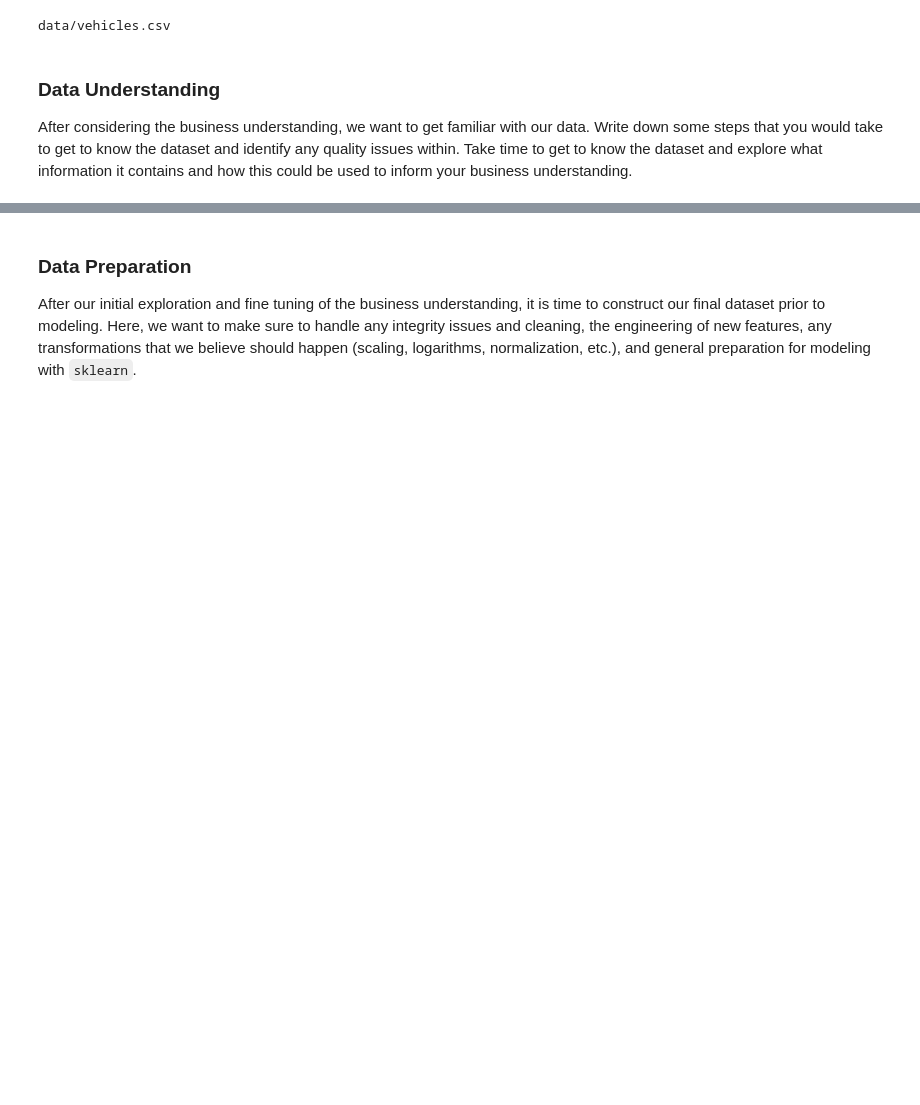
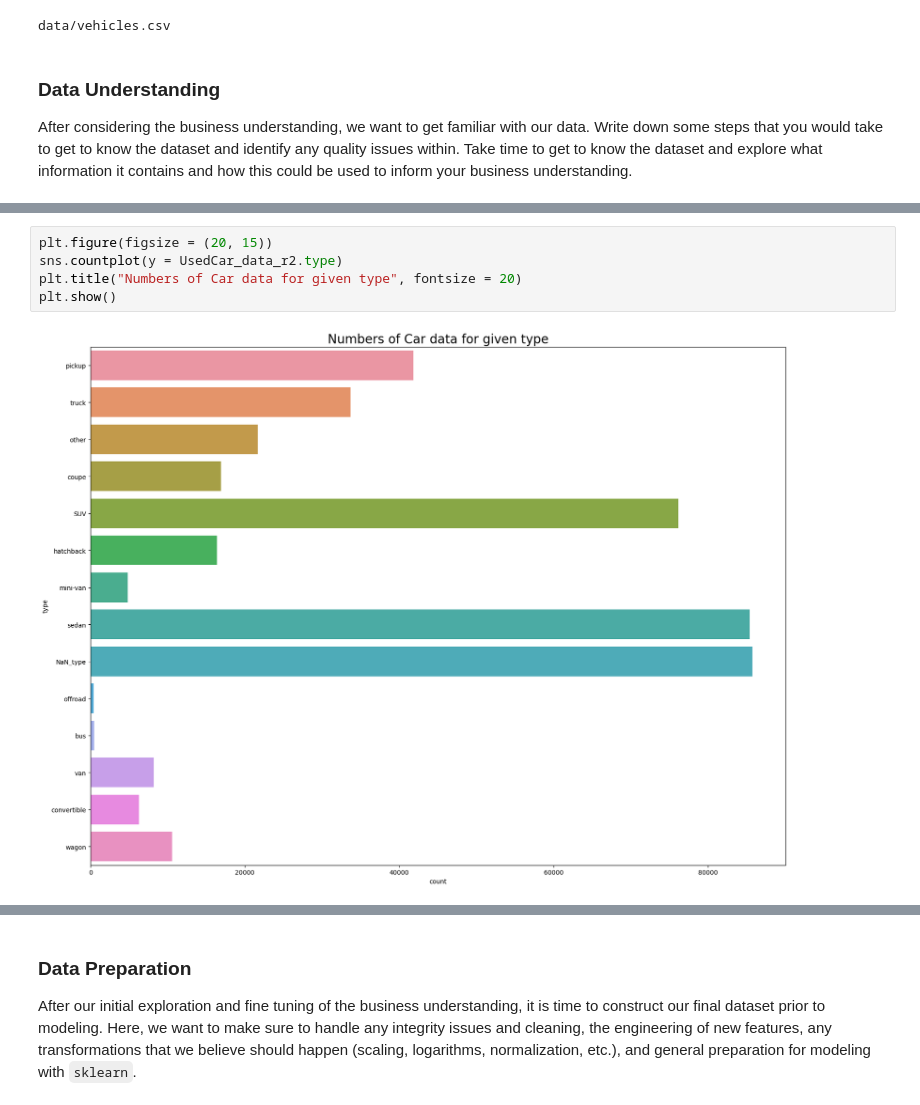
Before and after one commit to rvadavia/Assignment--11, a Jupyter notebook: UsedCraAIML.ipynb, the cells around one changed output, grey strips where cells are left out. Cells and saved outputs as stored; diff of their text form; blank space fills up the shorter version.

```diff
--- a/UsedCraAIML.ipynb
+++ b/UsedCraAIML.ipynb
@@ -119,0 +204,7 @@ KeyboardInterrupt:
+# %%
+plt.figure(figsize = (20, 15))
+sns.countplot(y = UsedCar_data_r2.type)
+plt.title("Numbers of Car data for given type", fontsize = 20)
+plt.show()
+# %% [output]
+[figure, added]
```
Also changed, not shown: parts of 30 cells of this notebook, 3 other files.
